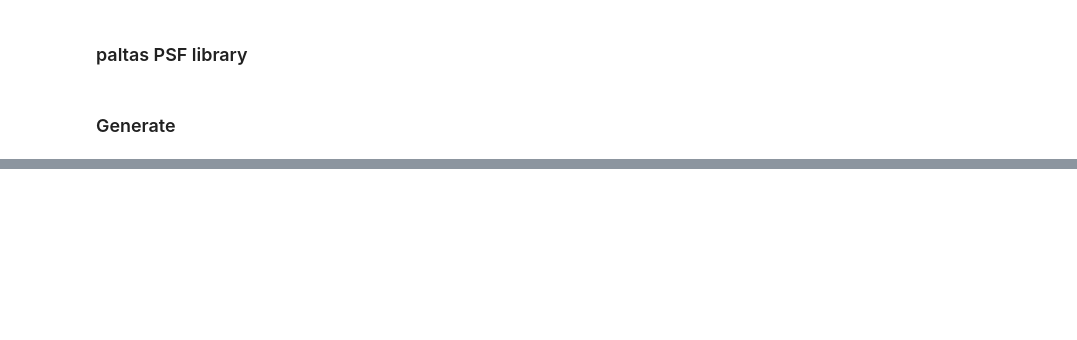
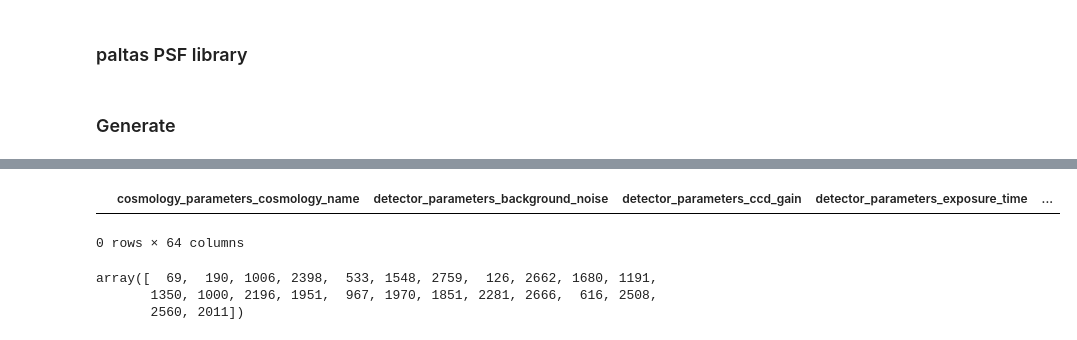
Before and after one commit to padma18-vb/paltas, a Jupyter notebook: notebooks/lsst_exploration.ipynb, the cells around one changed output, grey strips where cells are left out. Drawn from its saved outputs; the diff is of its cells as text; code cells hidden in the pictures; blank space fills up the shorter version.

```diff
--- a/notebooks/lsst_exploration.ipynb
+++ b/notebooks/lsst_exploration.ipynb
@@ -161,0 +217,6 @@ picked_names
+# %%
+testdf[testdf['point_source_parameters_num_images'] ==1]
+### SUCCESSSSSSS
+# %% [output]
+|  | cosmology_parameters_cosmology_name | detector_parameters_background_noise | detector_parameters_ccd_gain | detector_parameters_exposure_time | ... |
+0 rows × 64 columns
@@ -161,0 +226,9 @@ picked_names
+# %%
+# array([  69,  190, 1006, 2398,  533, 1548, 2759,  126, 2662, 1680, 1191,
+#    1350, 1000, 2196, 1951,  967, 1970, 1851, 2281, 2666,  616, 2508,
+#    2560, 2011])
+np.array(picked_lens_objects)
+# %% [output]
+array([  69,  190, 1006, 2398,  533, 1548, 2759,  126, 2662, 1680, 1191,
+       1350, 1000, 2196, 1951,  967, 1970, 1851, 2281, 2666,  616, 2508,
+       2560, 2011])
```
Also changed, not shown: parts of 33 cells of this notebook, 8 other files.
